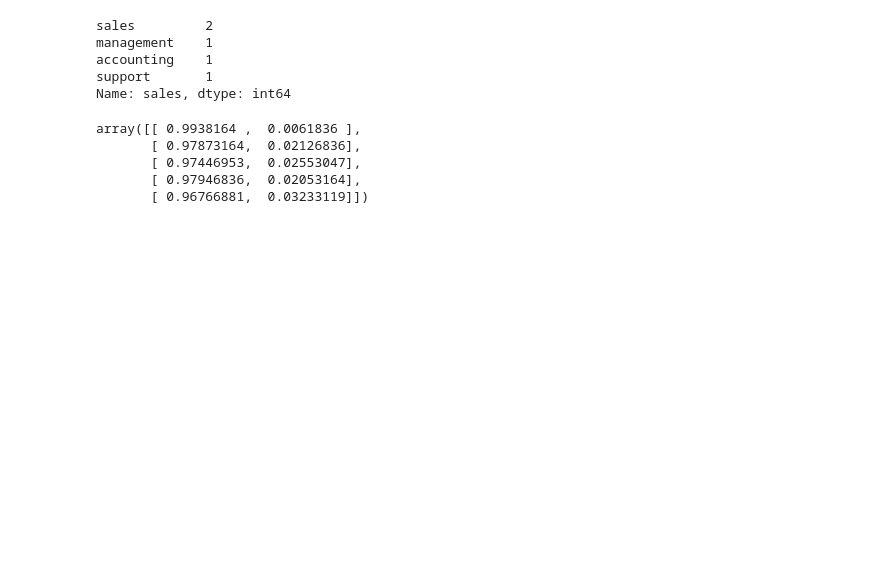
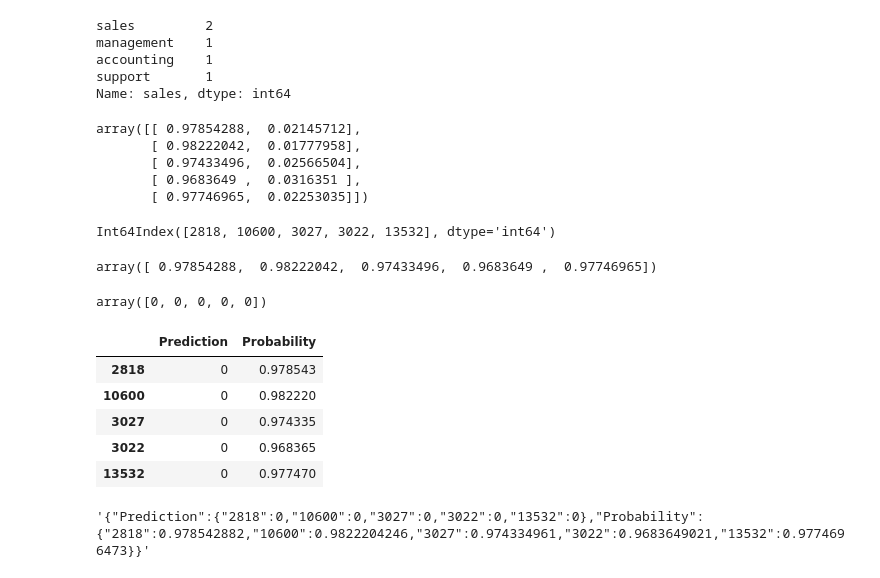
Before and after one commit to Brandyn-Adderley-Blog/Deploying-Models-API, a Jupyter notebook: src/Model-Development/Model Development.ipynb, the cells around one changed output. Saved outputs shown, nothing was run; the diff lists cells and outputs as text; code cells hidden in the pictures; blank space fills up the shorter version.

Commit message:
Added code to test for response

```diff
--- a/src/Model-Development/Model Development.ipynb
+++ b/src/Model-Development/Model Development.ipynb
@@ -383,13 +391,47 @@ support       1
 Name: sales, dtype: int64
 # %%
 #Check pickle works
+import dill as pickle
+filename = 'model_v2.pk'
+
 with open('../Model-Builds/'+filename, 'rb') as f:
     model = pickle.load(f)
 # %%
-model.predict_proba(subset)
+prob = model.predict_proba(subset)
+prob
 # %% [output]
-array([[ 0.9938164 ,  0.0061836 ],
-       [ 0.97873164,  0.02126836],
-       [ 0.97446953,  0.02553047],
-       [ 0.97946836,  0.02053164],
-       [ 0.96766881,  0.03233119]])
+array([[ 0.97854288,  0.02145712],
+       [ 0.98222042,  0.01777958],
+       [ 0.97433496,  0.02566504],
+       [ 0.9683649 ,  0.0316351 ],
+       [ 0.97746965,  0.02253035]])
+# %%
+subset.index
+# %% [output]
+Int64Index([2818, 10600, 3027, 3022, 13532], dtype='int64')
+# %%
+prob_class = prob[:,0]
+prob_class
+# %% [output]
+array([ 0.97854288,  0.98222042,  0.97433496,  0.9683649 ,  0.97746965])
+# %%
+predict = model.predict(subset)
+predict
+# %% [output]
+array([0, 0, 0, 0, 0])
+# %%
+#Want to crete dataframe for payload
+df = pd.DataFrame({"Prediction":predict, "Probability":prob_class}, index=subset.index)
+df
+# %% [output]
+|  | Prediction | Probability |
+| 2818 | 0 | 0.978543 |
+| 10600 | 0 | 0.982220 |
+| 3027 | 0 | 0.974335 |
+| 3022 | 0 | 0.968365 |
+| 13532 | 0 | 0.977470 |
+# %%
+response_json = df.to_json()
+response_json
+# %% [output]
+'{"Prediction":{"2818":0,"10600":0,"3027":0,"3022":0,"13532":0},"Probability":{"2818":0.978542882,"10600":0.9822204246,"3027":0.974334961,"3022":0.9683649021,"13532":0.9774696473}}'
```
Also changed, not shown: parts of 6 cells of this notebook.
